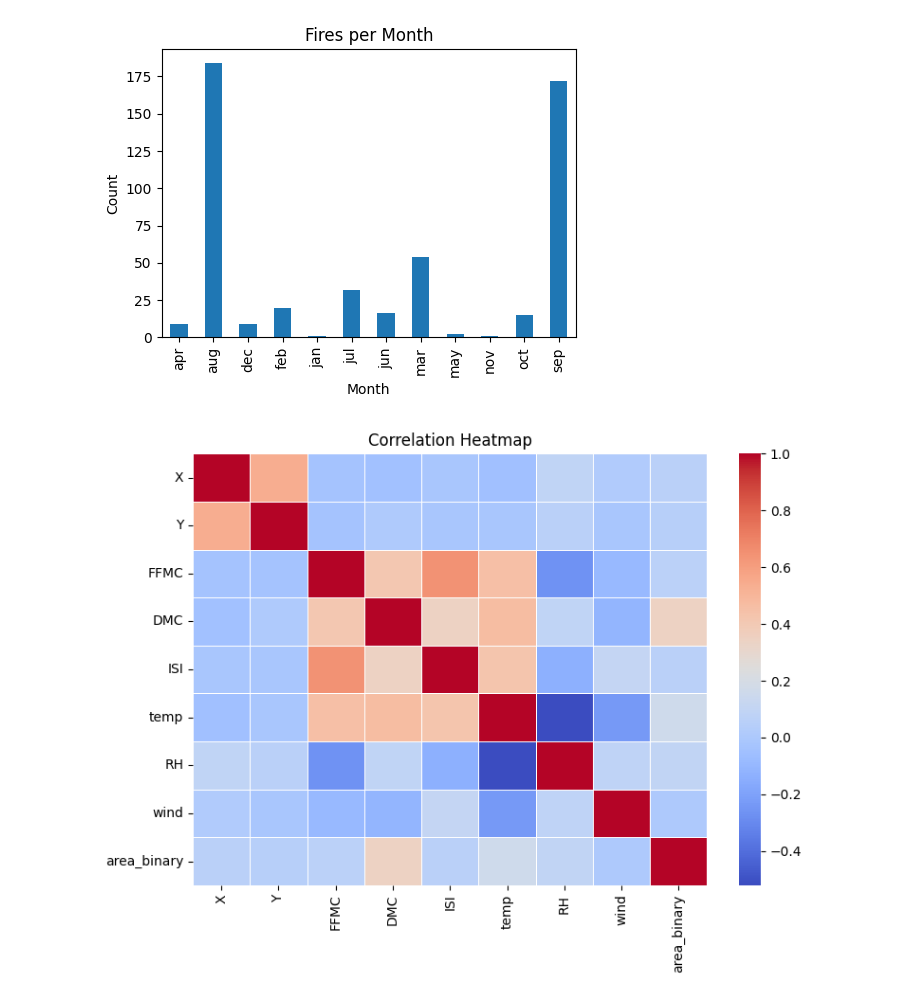
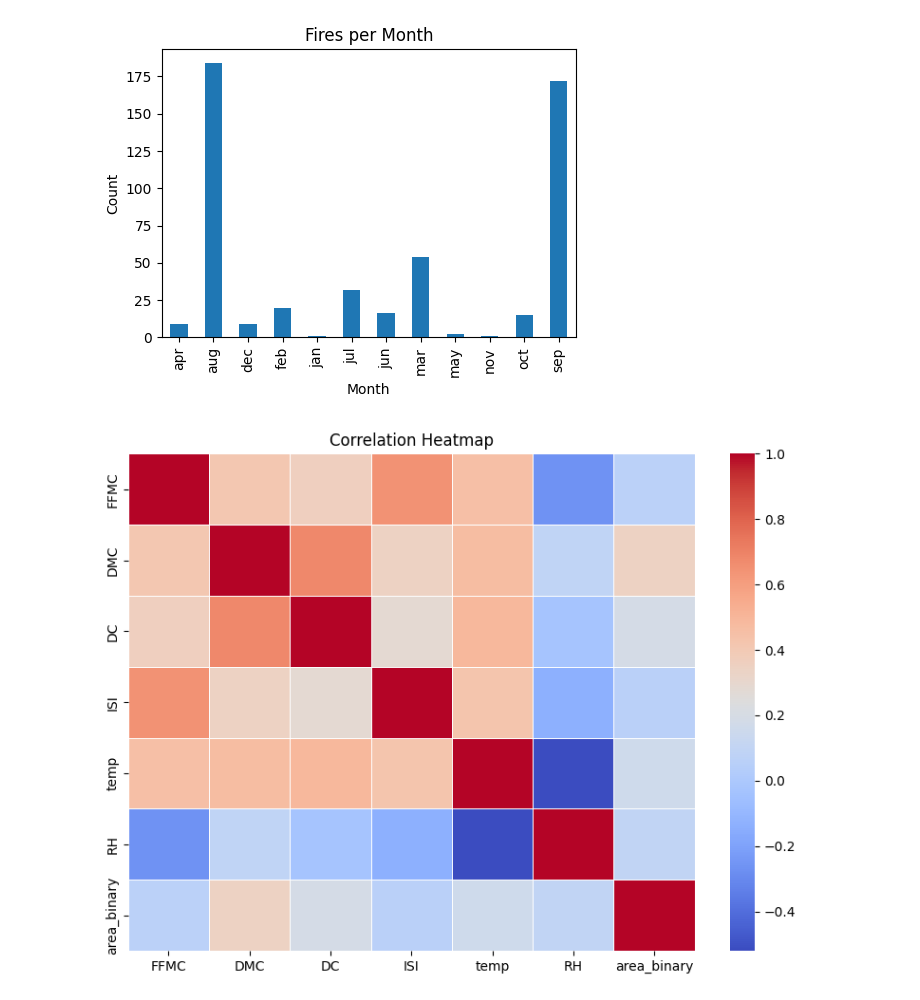
Before and after one commit to Ashonet/CSCU9M5, a Jupyter notebook: CSCU9M5_Assignment_Final.ipynb, the cells around one changed output. Cells and saved outputs as stored; diff of their text form; code cells hidden in the pictures.

Commit message:
Created using Colab, added back DC, took off wind, X and Y.

```diff
--- a/CSCU9M5_Assignment_Final.ipynb
+++ b/CSCU9M5_Assignment_Final.ipynb
@@ -72,15 +72,13 @@ plt.savefig("plot_month_distribution.png", dpi=300)
 df["area_binary"] = df["area"].map({"F": 0, "T": 1})
 
 # Identify features & types
-feature_cols = [
-    "X", "Y", "month", "FFMC", "DMC", "ISI",
-    "temp", "RH", "wind"
-]
+feature_cols = ["month", "FFMC", "DMC", "DC", "ISI", "temp", "RH"]
+
 
 X = df[feature_cols]
 y = df["area_binary"]
 
-numeric_features = ["X", "Y", "FFMC", "DMC", "ISI", "temp", "RH", "wind"]
+numeric_features = ["FFMC", "DMC", "DC", "ISI", "temp", "RH"]
 categorical_features = ["month"]
 
 # Visualisation: correlation heatmap for numeric
@@ -297,4 +295,4 @@ Data columns (total 13 columns):
 [figure]
 [figure]
-[figure, old version]
+[figure, new version]
 [figure]
```
Also changed, not shown: parts of 1 cell of this notebook.
